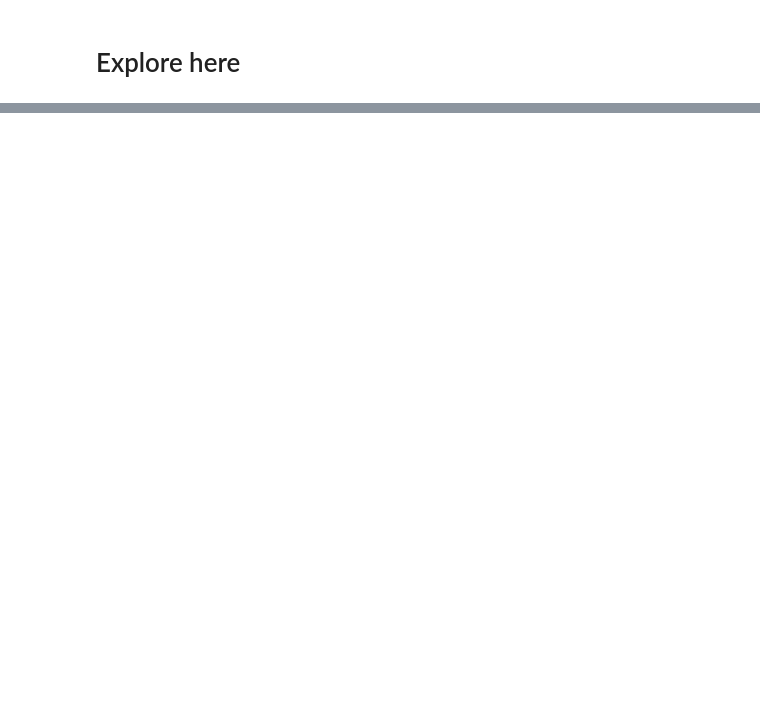
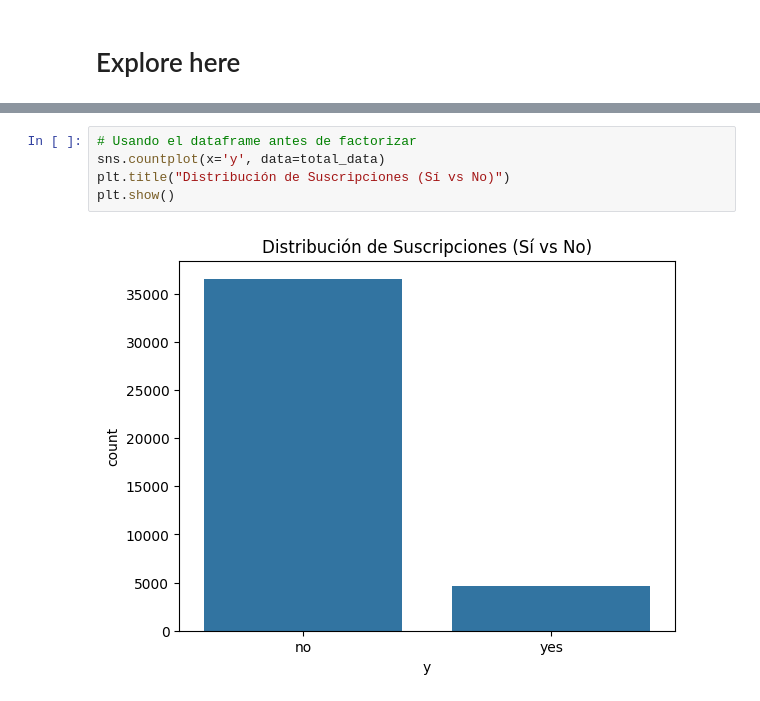
Before and after one commit to Lili-ru/Proyecto-de-Regresi-n-Log-stica, a Jupyter notebook: src/explore.ipynb, the cells around one changed output, grey strips where cells are left out. Drawn from its saved outputs; the diff is of its cells as text; blank space fills up the shorter version.

```diff
--- a/src/explore.ipynb
+++ b/src/explore.ipynb
@@ -231,0 +244,7 @@ plt.show()
+# %%
+# Usando el dataframe antes de factorizar
+sns.countplot(x='y', data=total_data)
+plt.title("Distribución de Suscripciones (Sí vs No)")
+plt.show()
+# %% [output]
+[figure, added]
```
Also changed, not shown: parts of 39 cells of this notebook, 3 other files.
